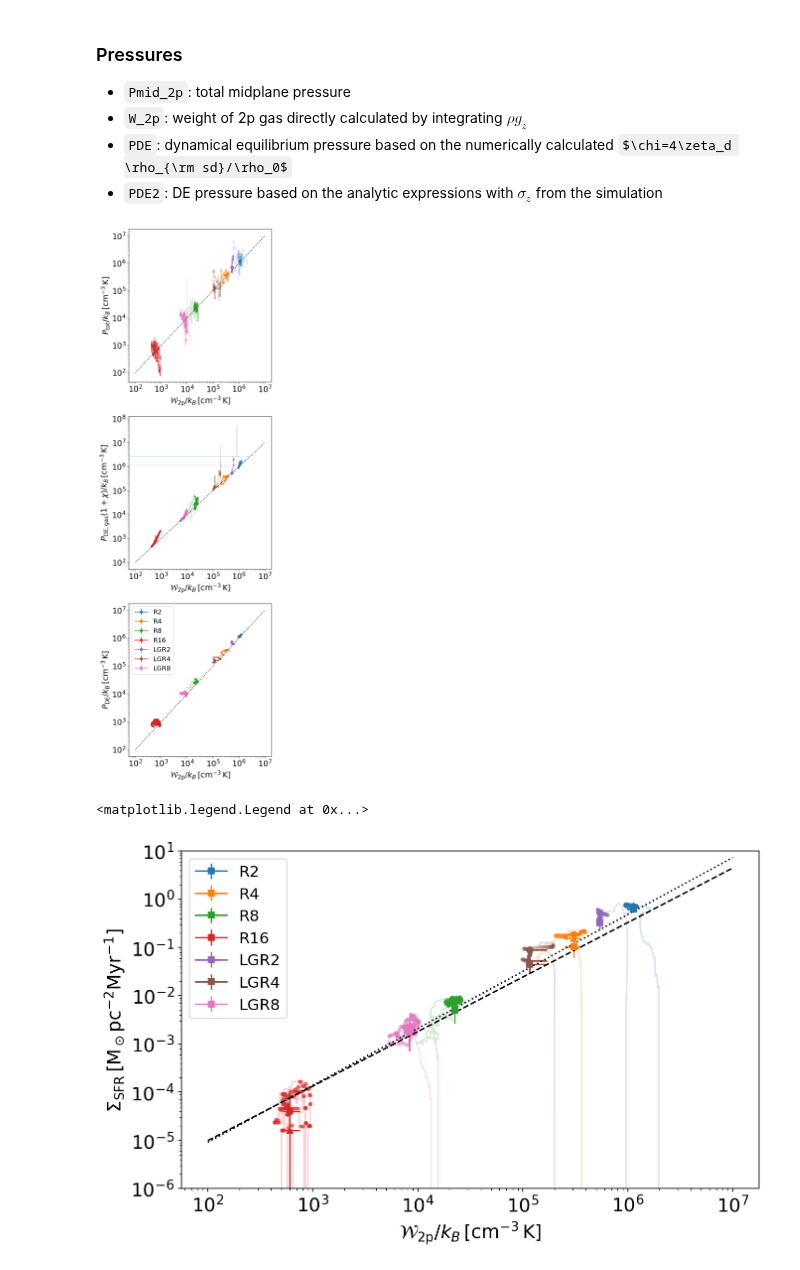
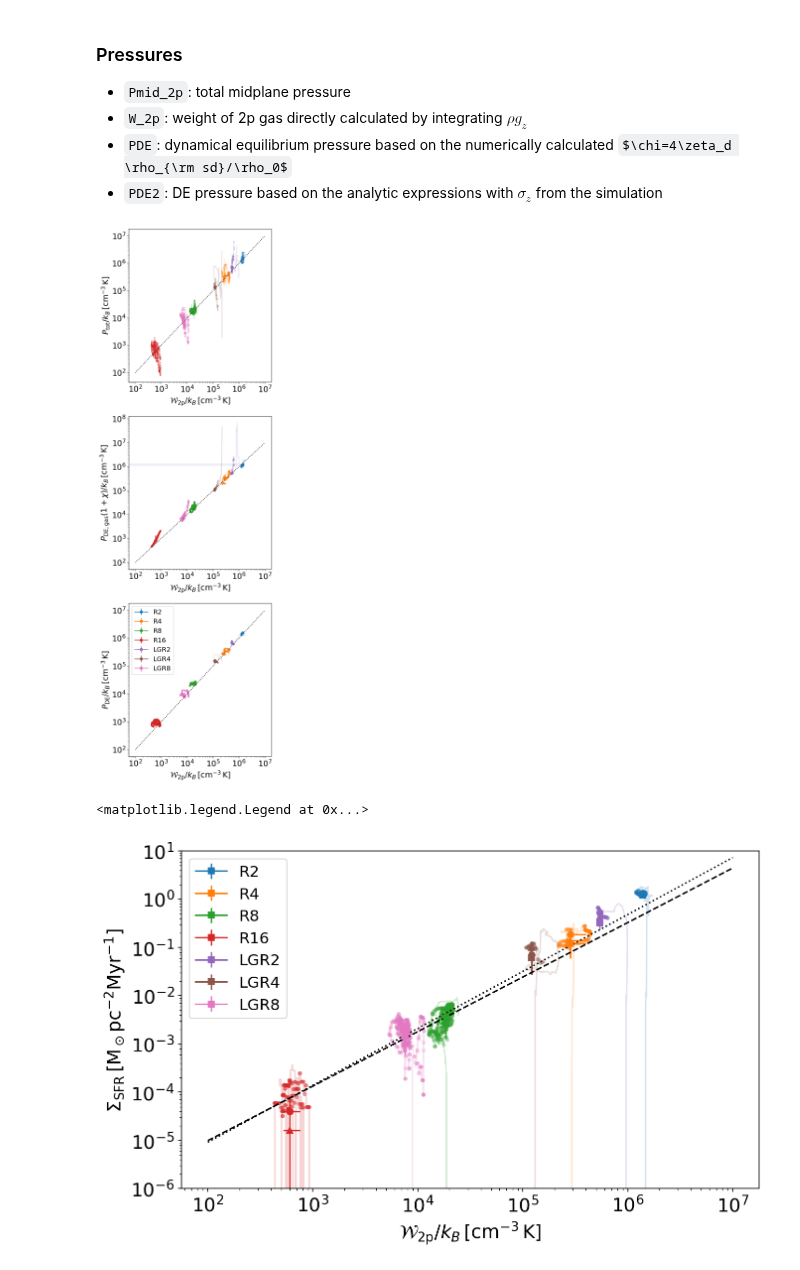
Before and after one commit to changgoo/pyathena, a Jupyter notebook: notebook/history_with_zprof-SFR.ipynb, the cells around one changed output. Cells and saved outputs as stored; diff of their text form; code cells hidden in the pictures; some formulas as TeX source.

```diff
--- a/notebook/history_with_zprof-SFR.ipynb
+++ b/notebook/history_with_zprof-SFR.ipynb
@@ -11,6 +21,7 @@ from pyathena import preprocessing
 # %%
 base='/tigress/changgoo/'
-pids=['R2_2pc_metal','R4_4pc_metal','R8_8pc_metal','R16_16pc_metal','LGR2_2pc_metal','LGR4_4pc_metal','LGR8_8pc_metal']
+pids=['R2_2pc_newacc_largebox','R4_4pc_newacc','R8_4pc_newacc','R16_16pc_metal']
+pids+=['LGR2_2pc_metal','LGR4_4pc_newacc','LGR8_8pc_newacc']
 # %%
 # run below if there is no hst_zp.p file
 
@@ -32,8 +43,8 @@ for pid in pids:
     p=pars[pid]
     model=pid.split('_')[0]
     torb=2*np.pi/p['Omega']
-    plt.semilogy(h.index/torb,h['sfr100'],label=model)
-plt.ylim(1.e-6,10)
+    plt.semilogy(h.index/torb,h['surf'],label=model)
+#plt.ylim(1.e-6,10)
 plt.legend(fontsize='small')
 # %% [output]
 <matplotlib.legend.Legend at 0x...>
@@ -43,23 +56,26 @@ from pyathena.set_plt import labels,label_units
 # %%
-surf_min={'R2':70,'R4':35,'R8':9,'R16':2.4,'LGR2':70,'LGR4':35,'LGR8':9,}
-surf_max={'R2':90,'R4':45,'R8':11,'R16':2.6,'LGR2':90,'LGR4':45,'LGR8':11}
+surf_min={'R2':70,'R4':30,'R8':9,'R16':2.4,'LGR2':70,'LGR4':30,'LGR8':9,}
+surf_max={'R2':90,'R4':40,'R8':11,'R16':2.6,'LGR2':90,'LGR4':40,'LGR8':11}
+torb_min=0.3
 # %%
 legend_items=[]
 
 xf='surf'
-yf='sfr40'
+yf_ref='sfr40'
 
 for pid in pids:
     h=hsts[pid]
     p=pars[pid]
     model=pid.split('_')[0]
 
-    l,=plt.loglog(h[xf],h[yf],label='',alpha=0.2)
+    l,=plt.loglog(h[xf],h[yf_ref],label='',alpha=0.2)
+    torb=h.index/(2*np.pi/p['Omega'])
+
 
     # selecting ranges based on the surface density
-    idx=(h['surf'] > surf_min[model]) & (h['surf'] < surf_max[model])
+    idx=(h['surf'] > surf_min[model]) & (h['surf'] < surf_max[model])# & (torb > torb_min)
     h=h[idx]
-    plt.plot(h[xf],h[yf],'.',color=l.get_color(),label=model,alpha=0.2)
+    plt.plot(h[xf],h[yf_ref],'.',color=l.get_color(),label=model,alpha=0.2)
 
     # calculate 10, 50, 90 percentiles
     for m,yf in zip(['s','^','o'],['sfr10','sfr40','sfr100']):
@@ -119,44 +135,44 @@ for i,yf in enumerate(['Pmid_2p','PDE','PDE2']):
 plt.legend(handles=legend_items,fontsize='small')
 plt.tight_layout()
 # %% [output]
-[figure, old version]
+[figure, new version]
 # %%
 legend_items=[]
 xf='W_2p'
-yf='sfr40'
+yf_ref='sfr40'
 
 for pid in pids:
     h=hsts[pid]
     p=pars[pid]
     model=pid.split('_')[0]
 
-    l,=plt.loglog(h[xf],h[yf],label='',alpha=0.2)
+    l,=plt.loglog(h[xf],h[yf_ref],label='',alpha=0.2)
 
     # selecting ranges based on the surface density
     idx=(h['surf'] > surf_min[model]) & (h['surf'] < surf_max[model])
     h=h[idx]
-    plt.plot(h[xf],h[yf],'.',color=l.get_color(),label=model,alpha=0.2)
+    plt.plot(h[xf],h[yf_ref],'.',color=l.get_color(),label=model,alpha=0.2)
 
     # calculate 10, 50, 90 percentiles
     for m,yf in zip(['s','^','o'],['sfr10','sfr40','sfr100']):
         x=np.percentile(h[xf],[25,50,75])
         y=np.percentile(h[yf],[25,50,75])
         yerr=np.diff(y).reshape(2,1)
         xerr=np.diff(x).reshape(2,1)
         points=plt.errorbar(x[1],y[1],yerr=yerr,xerr=xerr,
                             color=l.get_color(),marker=m,label=model)
         if yf is 'sfr10': legend_items.append(points)
 
 Pfit=np.logspace(2,7,100)
 plt.plot(Pfit,2.1e-3*(Pfit/1.e4)**1.18,':k') # KOK13 Eq. (26) -- fit to Ptot
 plt.plot(Pfit,1.8e-3*(Pfit/1.e4)**1.13,'--k') # KOK13 Eq. (27) -- fit to PDE
 plt.ylim(1.e-6,10)
 plt.xlabel(labels['W_2p']+'/$k_B$'+label_units['pressure'])
 plt.ylabel(labels['sfr']+label_units['sfr'])
 plt.legend(handles=legend_items,fontsize='small')
 # %% [output]
 <matplotlib.legend.Legend at 0x...>
-[figure, old version]
+[figure, new version]
 # %%
 legend_items=[]
 xf='Pth_mid_2p'
```
Also changed, not shown: parts of 8 cells of this notebook, 1 other file.
